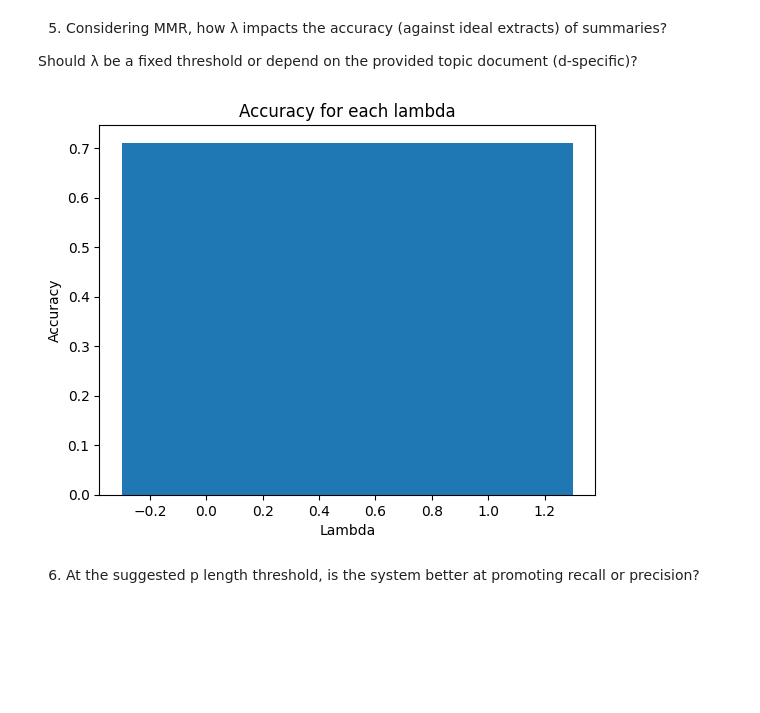
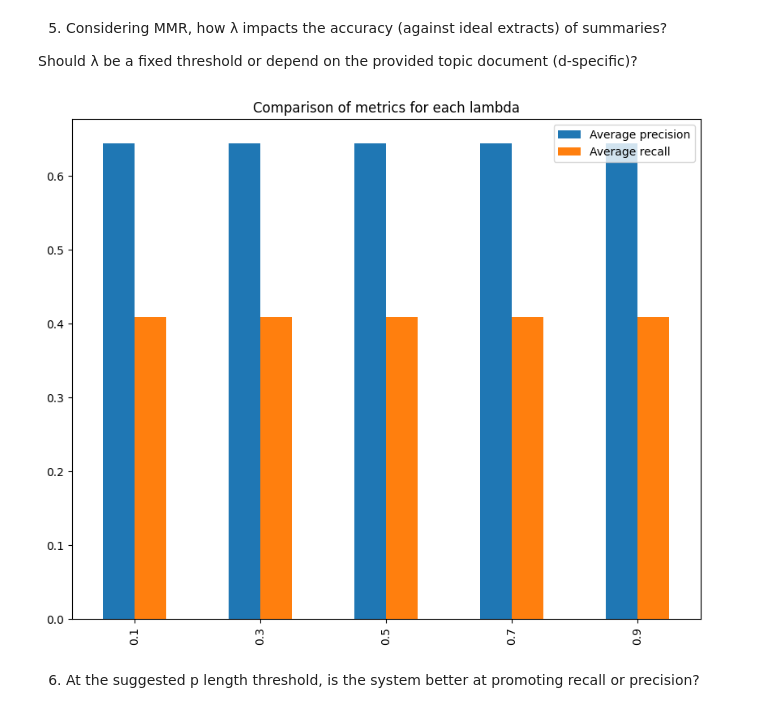
Before and after one commit to danieleavolio/Information-Processing-and-Retrieval, a Jupyter notebook: Project/Code/G08_P1_notebook.ipynb, the cells around one changed output. Saved outputs shown, nothing was run; the diff lists cells and outputs as text; code cells hidden in the pictures; blank space fills up the shorter version.

```diff
--- a/Project/Code/G08_P1_notebook.ipynb
+++ b/Project/Code/G08_P1_notebook.ipynb
@@ -1463,23 +1470,29 @@ for doc in summaries[:20]:
         content = file.read()
         name = doc.split("\\")[-1]
         real_summaries[name] = content
-# %%
-lambdas_results = {}
-for lamb in lambdas:
-    accuracies = []
-    for key in lambdas_summaries[lamb]:
-        accuracies.append(accuracy(lambdas_summaries[lamb][key], real_summaries[key]))
-    lambdas_results[lamb] = sum(accuracies) / len(accuracies)
-
-
-# bar plot accuracy
-plt.bar(lambdas_results.keys(), lambdas_results.values())
-plt.title("Accuracy for each lambda")
-plt.xlabel("Lambda")
-plt.ylabel("Accuracy")
-plt.show()
-# %% [output]
-[figure, removed]
+# %%
+lambdas_results = {}
+for lamb in lambdas:
+    precisions_recalls = []
+    for key in lambdas_summaries[lamb]:
+        precision_value = precision(lambdas_summaries[lamb][key], real_summaries[key])
+        recall_value = recall(lambdas_summaries[lamb][key], real_summaries[key])
+
+        precisions_recalls.append((precision_value, recall_value))
+
+    average_precision = sum([p for p, r in precisions_recalls]) / len(precisions_recalls)
+    average_recall = sum([r for p, r in precisions_recalls]) / len(precisions_recalls)
+
+
+    lambdas_results[lamb] = [average_precision, average_recall]
+
+df = pd.DataFrame(lambdas_results, index=["Average precision", "Average recall"])
+df = df.T
+df.plot(kind="bar", figsize=(10, 8))
+plt.title("Comparison of metrics for each lambda")
+plt.show()
+# %% [output]
+[figure, added]
 # %% [markdown]
 6. At the suggested p length threshold, is the system better at promoting recall or precision?
 # %% [markdown]
```
Also changed, not shown: parts of 3 cells of this notebook, 12 other files.
